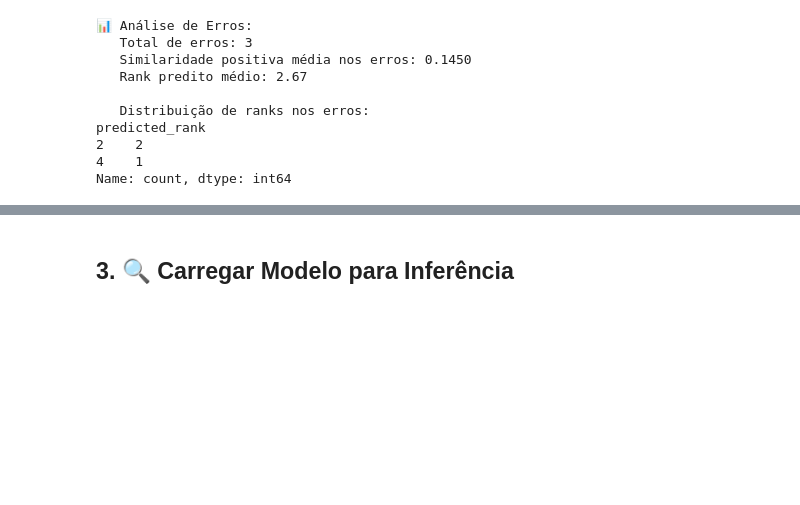
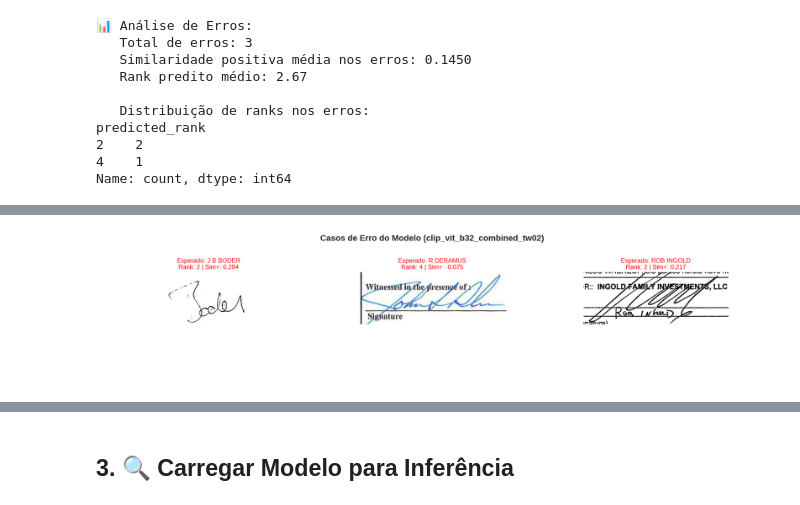
Before and after one commit to luflopes/SignAlign, a Jupyter notebook: notebooks/analysis_test.ipynb, the cells around one changed output, grey strips where cells are left out. Cells and saved outputs as stored; diff of their text form; code cells hidden in the pictures; blank space fills up the shorter version.

```diff
--- a/notebooks/analysis_test.ipynb
+++ b/notebooks/analysis_test.ipynb
@@ -1115,3 +1585,89 @@ predicted_rank
 2    2
 4    1
 Name: count, dtype: int64
+# %%
+# Visualização de Casos de Erro do Modelo
+def visualize_error_cases(df_errors, df_dataset, images_base_path, n_cases=6, figsize=(18, 4)):
+    """
+    Visualiza casos onde o modelo errou, mostrando a assinatura e o contexto do erro.
+
+    Args:
+        df_errors: DataFrame com erros (deve ter image_path, expected_name, predicted_rank, etc.)
+        df_dataset: DataFrame do dataset original
+        images_base_path: Caminho base para as imagens
+        n_cases: Número de casos de erro a mostrar
+        figsize: Tamanho da figura
+    """
+    if df_errors is None or len(df_errors) == 0:
+        print("Nenhum erro para visualizar")
+        return
+
+    print("=" * 70)
+    print("🔍 VISUALIZAÇÃO DE CASOS DE ERRO")
+    print("=" * 70)
+
+    # Selecionar casos de erro
+    error_cases = df_errors.head(n_cases)
+
+    rows = (n_cases + 2) // 3
+    cols = min(3, n_cases)
+
+    fig, axes = plt.subplots(rows, cols, figsize=figsize)
+    if rows == 1:
+        axes = axes.reshape(1, -1)
+    axes = axes.flatten()
+
+    for idx, (_, error) in enumerate(error_cases.iterrows()):
+        if idx >= len(axes):
+            break
+
+        ax = axes[idx]
+
+        # Tentar encontrar o caminho da imagem
+        img_path = None
+        if 'image_path' in error:
+            img_path = Path(images_base_path + error['image_path'])
+        elif 'query_image' in error:
+            img_path = Path(images_base_path + error['query_image'])
+
+        if img_path and img_path.exists():
+            try:
+                img = Image.open(img_path).convert('RGB')
+                ax.imshow(img)
+            except:
+                ax.text(0.5, 0.5, '[Imagem não disponível]', ha='center', va='center', fontsize=12)
+        else:
+            ax.text(0.5, 0.5, '[Imagem não encontrada]', ha='center', va='center', fontsize=12)
+
+        # Informações do erro
+        expected = error.get('expected_name', error.get('query_name', 'N/A'))[:25]
+        rank = error.get('predicted_rank', error.get('correct_rank', 'N/A'))
+        pos_sim = error.get('positive_similarity', 'N/A')
+
+        title = f"Esperado: {expected}\n"
+        title += f"Rank: {rank}"
+        if isinstance(pos_sim, (int, float)):
+            title += f" | Sim+: {pos_sim:.3f}"
+
+        ax.set_title(title, fontsize=12, color='red')
+        ax.axis('off')
+
+    # Esconder eixos não utilizados
+    for idx in range(len(error_cases), len(axes)):
+        axes[idx].axis('off')
+
+    plt.suptitle(f'Casos de Erro do Modelo ({best_model})',
+                fontsize=16, fontweight='bold', y=1.02)
+    plt.tight_layout()
+
+    # Salvar
+    Path('article_outputs/img_metrics').mkdir(parents=True, exist_ok=True)
+    plt.savefig('article_outputs/img_metrics/error_cases_visualization.png', dpi=150, bbox_inches='tight')
+    plt.show()
+
+# Visualizar erros se disponíveis
+if df_errors is not None and len(df_errors) > 0:
+    visualize_error_cases(df_errors, df_full_dataset, "../", n_cases=6)
+else:
+    print("Dados de erro não disponíveis. Execute o treinamento com avaliação de teste primeiro.")
+# %% [output]
@@ -1117,0 +1677 @@ Name: count, dtype: int64
+[figure, added]
```
Also changed, not shown: parts of 28 cells of this notebook, 3 other files.
